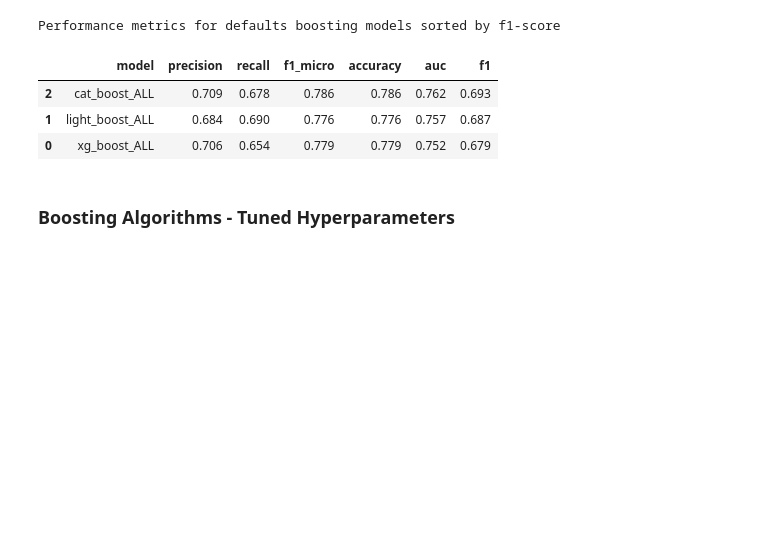
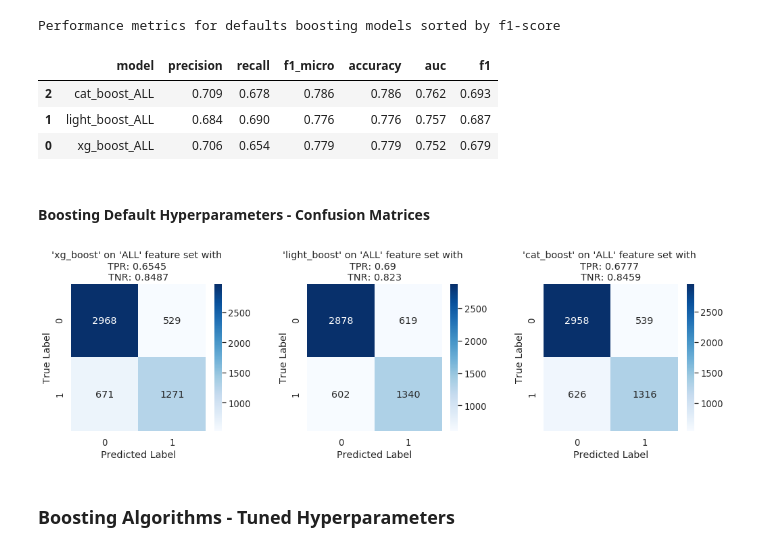
Before and after one commit to achmand/aml-crypto-graph, a Jupyter notebook: src/2.5_experiment_results.ipynb, the cells around one changed output. Saved outputs shown, nothing was run; the diff lists cells and outputs as text; code cells hidden in the pictures; blank space fills up the shorter version.

```diff
--- a/src/2.5_experiment_results.ipynb
+++ b/src/2.5_experiment_results.ipynb
@@ -118,6 +179,12 @@ Performance metrics for defaults boosting models sorted by f1-score
 | 2 | cat_boost_ALL | 0.709 | 0.678 | 0.786 | 0.786 | 0.762 | 0.693 |
 | 1 | light_boost_ALL | 0.684 | 0.690 | 0.776 | 0.776 | 0.757 | 0.687 |
 | 0 | xg_boost_ALL | 0.706 | 0.654 | 0.779 | 0.779 | 0.752 | 0.679 |
+# %% [markdown]
+#### Boosting Default Hyperparameters - Confusion Matrices
+# %%
+plot_result_matrices(default_results, figsize=(17,4), columns=3)
+# %% [output]
+[figure, added]
 # %% [markdown]
  ### Boosting Algorithms - Tuned Hyperparameters
 # %%
```
Also changed, not shown: parts of 15 cells of this notebook, 19 other files.
